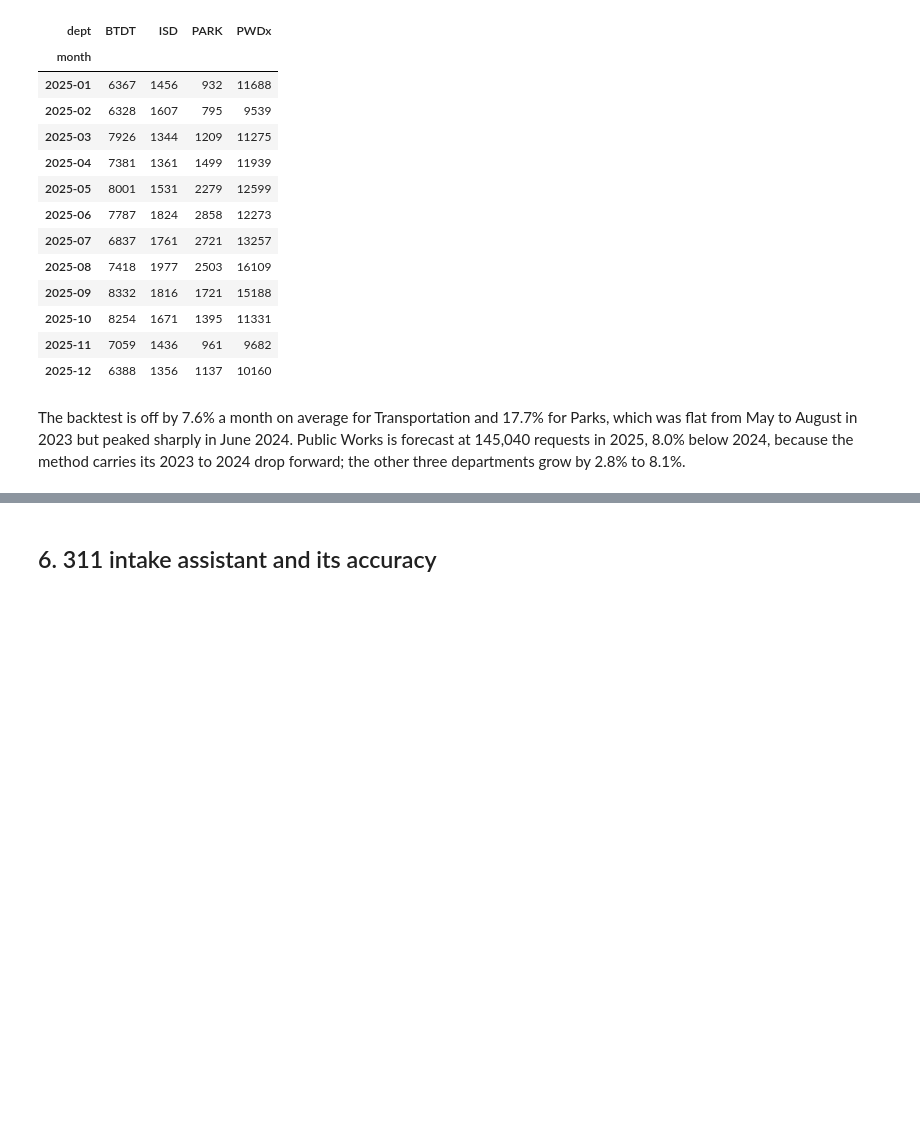
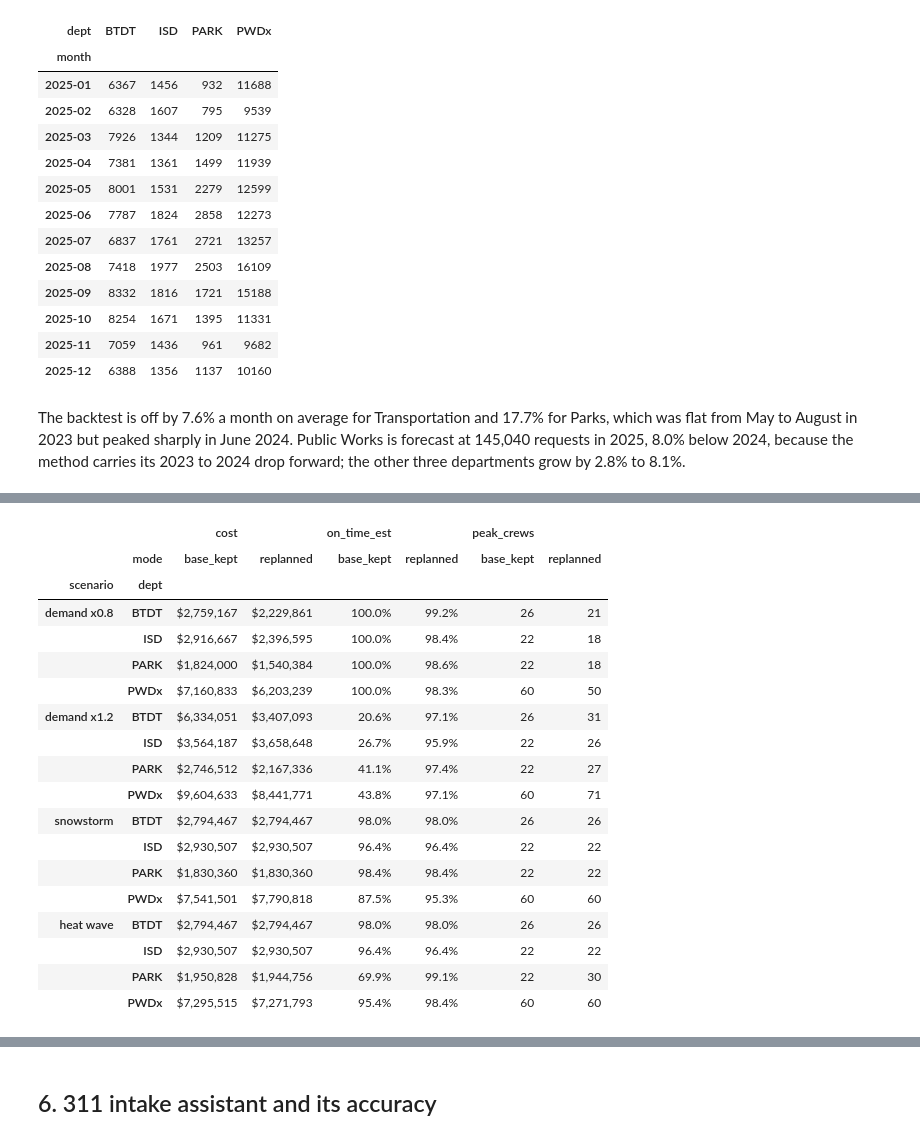
Before and after one commit to nishanth3112/Bos311-Crew-Planner, a Jupyter notebook: notebooks/boston311_crew_planner.ipynb, the cells around one changed output, grey strips where cells are left out. Saved outputs shown, nothing was run; the diff lists cells and outputs as text; code cells hidden in the pictures; blank space fills up the shorter version.

```diff
--- a/notebooks/boston311_crew_planner.ipynb
+++ b/notebooks/boston311_crew_planner.ipynb
@@ -275,0 +410,38 @@ The backtest is off by 7.6% a month on average for Transportation and 17.7% for
+# %%
+SCENARIOS = {
+    "demand x0.8": lambda k, mo: 0.8,
+    "demand x1.2": lambda k, mo: 1.2,
+    "snowstorm": lambda k, mo: 1.35 if k == "PWDx" and mo in (1, 2) else 1,
+    "heat wave": lambda k, mo: {"PARK": 1.4, "PWDx": 1.1}.get(k, 1) if mo == 7 else 1,
+}
+rows = []
+for name, factor in SCENARIOS.items():
+    for k, d in DEPTS.items():
+        dem = [x * factor(k, mo) for mo, x in enumerate(demand[k], 1)]
+        for mode, fixed in (("replanned", None), ("base_kept", runs["plan", k])):
+            rows.append(dict(scenario=name, mode=mode, dept=k, **summarize(plan_dept(d, dem, seasonal=(k == "PARK"), fixed=fixed))))
+scen = pd.DataFrame(rows)
+scen[["scenario", "mode", "dept", "cost", "on_time_est", "peak_crews"]].round({"cost": 2, "on_time_est": 3}) \
+    .astype({"peak_crews": int}).to_csv(PROCESSED / "scenarios.csv", index=False)
+scen.pivot(index=["scenario", "dept"], columns="mode", values=["cost", "on_time_est", "peak_crews"]) \
+    .loc[list(SCENARIOS)].style.format("${:,.0f}", subset="cost").format("{:.1%}", subset="on_time_est").format("{:.0f}", subset="peak_crews")
+# %% [output]
+|  |  | cost |  | on_time_est |  | peak_crews |  |
+|  | mode | base_kept | replanned | base_kept | replanned | base_kept | replanned |
+| scenario | dept |  |  |  |  |  |  |
+| demand x0.8 | BTDT | $2,759,167 | $2,229,861 | 100.0% | 99.2% | 26 | 21 |
+|  | ISD | $2,916,667 | $2,396,595 | 100.0% | 98.4% | 22 | 18 |
+|  | PARK | $1,824,000 | $1,540,384 | 100.0% | 98.6% | 22 | 18 |
+|  | PWDx | $7,160,833 | $6,203,239 | 100.0% | 98.3% | 60 | 50 |
+| demand x1.2 | BTDT | $6,334,051 | $3,407,093 | 20.6% | 97.1% | 26 | 31 |
+|  | ISD | $3,564,187 | $3,658,648 | 26.7% | 95.9% | 22 | 26 |
+|  | PARK | $2,746,512 | $2,167,336 | 41.1% | 97.4% | 22 | 27 |
+|  | PWDx | $9,604,633 | $8,441,771 | 43.8% | 97.1% | 60 | 71 |
+| snowstorm | BTDT | $2,794,467 | $2,794,467 | 98.0% | 98.0% | 26 | 26 |
+|  | ISD | $2,930,507 | $2,930,507 | 96.4% | 96.4% | 22 | 22 |
+|  | PARK | $1,830,360 | $1,830,360 | 98.4% | 98.4% | 22 | 22 |
+|  | PWDx | $7,541,501 | $7,790,818 | 87.5% | 95.3% | 60 | 60 |
+| heat wave | BTDT | $2,794,467 | $2,794,467 | 98.0% | 98.0% | 26 | 26 |
+|  | ISD | $2,930,507 | $2,930,507 | 96.4% | 96.4% | 22 | 22 |
+|  | PARK | $1,950,828 | $1,944,756 | 69.9% | 99.1% | 22 | 30 |
+|  | PWDx | $7,295,515 | $7,271,793 | 95.4% | 98.4% | 60 | 60 |
```
Also changed, not shown: parts of 13 cells of this notebook, 2 other files.
